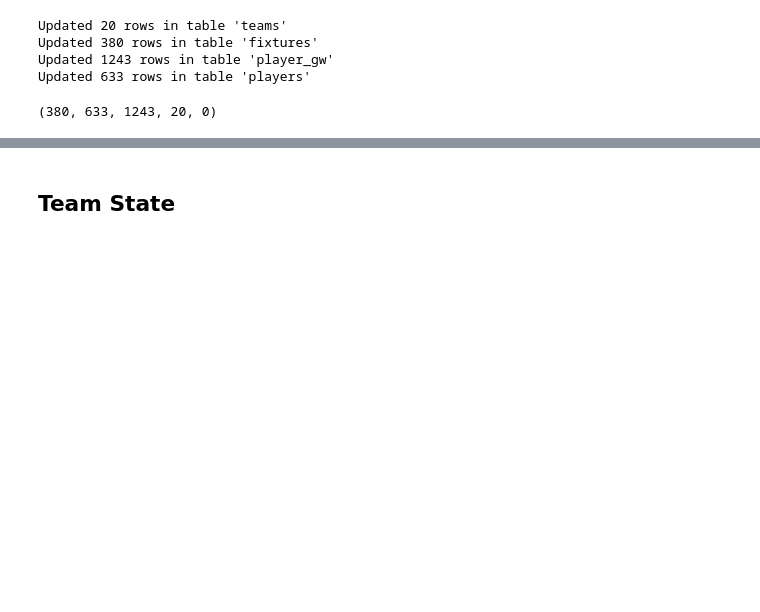
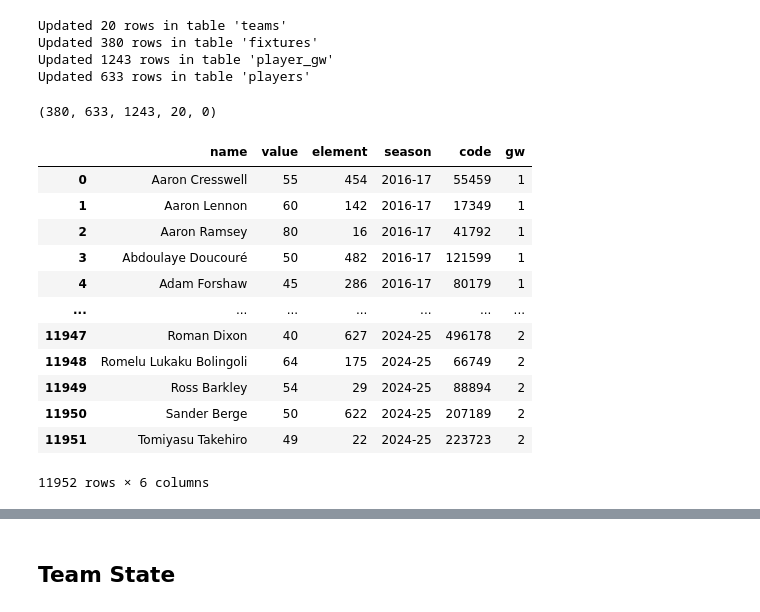
Before and after one commit to houstonwarren/FPLmanager, a Jupyter notebook: demo.ipynb, the cells around one changed output, grey strips where cells are left out. Drawn from its saved outputs; the diff is of its cells as text; code cells hidden in the pictures; blank space fills up the shorter version.

Commit message:
live info for injuries and real-time price

```diff
--- a/demo.ipynb
+++ b/demo.ipynb
@@ -51,3 +51,19 @@ Updated 633 rows in table 'players'
 len(fixtures), len(players), len(player_gws), len(teams), len(prices)
 # %% [output]
 (380, 633, 1243, 20, 0)
+# %%
+get_prices()
+# %% [output]
+|  | name | value | element | season | code | gw |
+| 0 | Aaron Cresswell | 55 | 454 | 2016-17 | 55459 | 1 |
+| 1 | Aaron Lennon | 60 | 142 | 2016-17 | 17349 | 1 |
+| 2 | Aaron Ramsey | 80 | 16 | 2016-17 | 41792 | 1 |
+| 3 | Abdoulaye Doucouré | 50 | 482 | 2016-17 | 121599 | 1 |
+| 4 | Adam Forshaw | 45 | 286 | 2016-17 | 80179 | 1 |
+| ... | ... | ... | ... | ... | ... | ... |
+| 11947 | Roman Dixon | 40 | 627 | 2024-25 | 496178 | 2 |
+| 11948 | Romelu Lukaku Bolingoli | 64 | 175 | 2024-25 | 66749 | 2 |
+| 11949 | Ross Barkley | 54 | 29 | 2024-25 | 88894 | 2 |
+| 11950 | Sander Berge | 50 | 622 | 2024-25 | 207189 | 2 |
+| 11951 | Tomiyasu Takehiro | 49 | 22 | 2024-25 | 223723 | 2 |
+11952 rows × 6 columns
```
Also changed, not shown: parts of 3 cells of this notebook, 5 other files.
